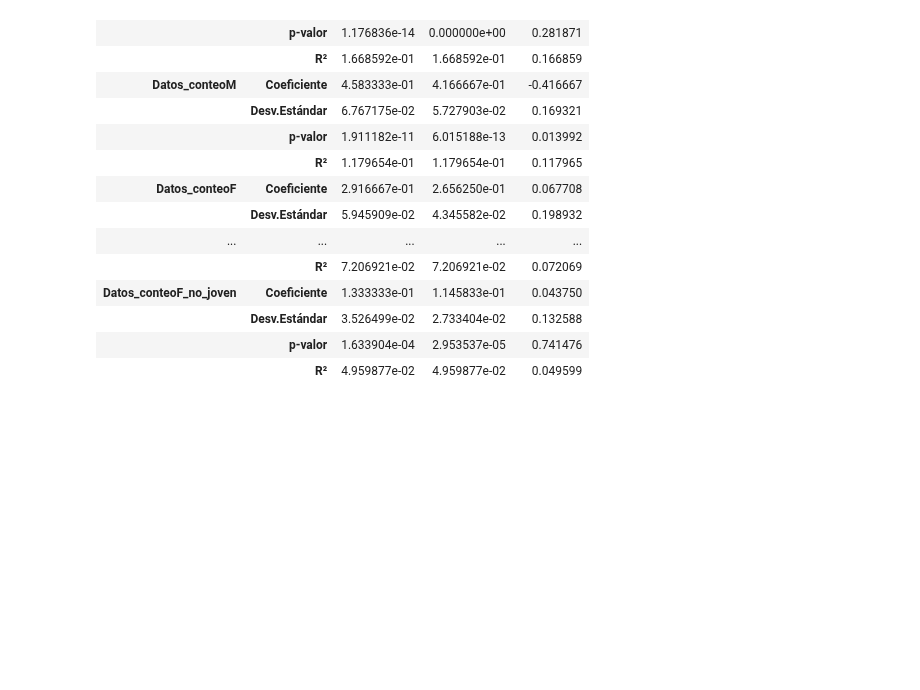
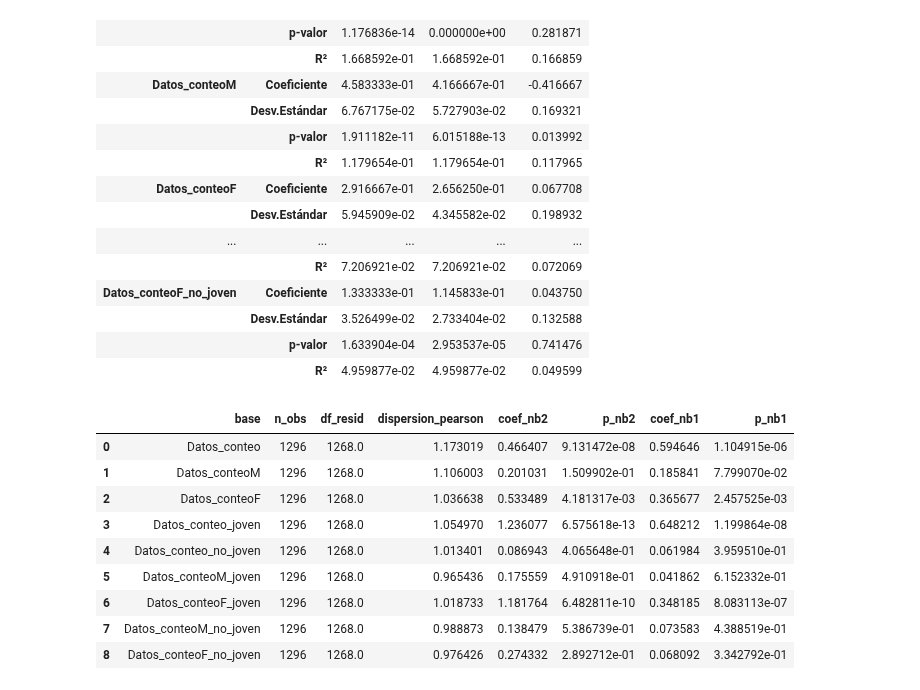
Before and after one commit to Felbanol/Proyecto-Metro, a Jupyter notebook: Codigo Metro Python.ipynb, the cells around one changed output. Saved outputs shown, nothing was run; the diff lists cells and outputs as text; code cells hidden in the pictures; blank space fills up the shorter version.

```diff
--- a/Codigo Metro Python.ipynb
+++ b/Codigo Metro Python.ipynb
@@ -484,13 +544,11 @@ def agregar_variables(df):
         "2020-2", "2020-3", "2020-4",
         "2021-1", "2021-2", "2021-3", "2021-4",
         "2022-1", "2022-2", "2022-3", "2022-4",
-        "2023-1", "2023-2", "2023-3", "2023-4",
-        "2024-1", "2024-2", "2024-3", "2024-4"
+        "2023-1", "2023-2", "2023-3", "2023-4"
     ]
     periodos_2022 = [
         "2022-1", "2022-2", "2022-3", "2022-4",
-        "2023-1", "2023-2", "2023-3", "2023-4",
-        "2024-1", "2024-2", "2024-3", "2024-4"
+        "2023-1", "2023-2", "2023-3", "2023-4"
     ]
     df = df.copy()
     df["Treat"] = df["ESTACION"].isin(estaciones_tratadas).astype(int)
@@ -720,0 +728,86 @@ def correr_zip_zinb(df, nombre, formula_vars=["Treat","Time2022","TimeT2022"]):
+# %%
+
+
+def correr_poisson_y_ct_display(bases_dict, fe_unit="ESTACION", time_col="AñoT_fecha"):
+    resumen_filas = []
+
+    for nombre, df in bases_dict.items():
+        df = df.copy()
+
+        if 'conteo' not in df.columns:
+            print(f"Omitiendo {nombre}: no tiene columna 'conteo'.")
+            continue
+
+        # --- Variables dependiente e independientes ---
+        y = pd.to_numeric(df['conteo'], errors='coerce')
+        X = df.loc[:, [c for c in ['Treat','TTime2020','TimeT2020'] if c in df.columns]].copy()
+        X = X.apply(pd.to_numeric, errors='coerce')
+        X = add_constant(X, has_constant='add')
+
+        # --- Efectos fijos por unidad ---
+        if fe_unit in df.columns:
+            dummies = pd.get_dummies(df[fe_unit].astype(str), prefix=fe_unit, drop_first=True)
+            dummies = dummies.astype(float)
+            X_fe = pd.concat([X, dummies], axis=1)
+        else:
+            X_fe = X
+
+        # --- Asegurar tipo numérico en todo X ---
+        X_fe = X_fe.apply(pd.to_numeric, errors='coerce')
+        X_fe = X_fe.fillna(0)
+
+        # --- Ajustar modelo Poisson ---
+        try:
+            model = sm.GLM(y, X_fe, family=sm.families.Poisson())
+            res = model.fit(disp=0, maxiter=200)
+        except Exception as e:
+            print(f"Error en {nombre}: {e}")
+            continue
+
+        # --- Dispersión de Pearson ---
+        mu = res.fittedvalues
+        pearson_chi2 = np.sum(((y - mu)**2) / (mu + 1e-20))
+        df_resid = max(1, res.df_resid)
+        dispersion_pearson = pearson_chi2 / df_resid
+
+        # --- Cameron–Trivedi NB2 ---
+        z = (y - mu)**2 - y
+        X_nb2 = add_constant(pd.DataFrame({'mu2': mu**2}))
+        aux_nb2 = sm.OLS(z, X_nb2).fit()
+        coef_nb2 = aux_nb2.params.get('mu2', np.nan)
+        p_nb2 = aux_nb2.pvalues.get('mu2', np.nan)
+
+        # --- Cameron–Trivedi NB1 ---
+        X_nb1 = add_constant(pd.DataFrame({'mu': mu}))
+        aux_nb1 = sm.OLS(z, X_nb1).fit()
+        coef_nb1 = aux_nb1.params.get('mu', np.nan)
+        p_nb1 = aux_nb1.pvalues.get('mu', np.nan)
+
+        resumen_filas.append({
+            'base': nombre,
+            'n_obs': int(res.nobs),
+            'df_resid': float(df_resid),
+            'dispersion_pearson': float(dispersion_pearson),
+            'coef_nb2': float(coef_nb2),
+            'p_nb2': float(p_nb2),
+            'coef_nb1': float(coef_nb1),
+            'p_nb1': float(p_nb1),
+        })
+
+    resumen_df = pd.DataFrame(resumen_filas)
+    display(resumen_df)
+    return resumen_df
+
+# Ejecutar
+resumen_resultados = correr_poisson_y_ct_display(bases)
+# %% [output]
+|  | base | n_obs | df_resid | dispersion_pearson | coef_nb2 | p_nb2 | coef_nb1 | p_nb1 |
+| 0 | Datos_conteo | 1296 | 1268.0 | 1.173019 | 0.466407 | 9.131472e-08 | 0.594646 | 1.104915e-06 |
+| 1 | Datos_conteoM | 1296 | 1268.0 | 1.106003 | 0.201031 | 1.509902e-01 | 0.185841 | 7.799070e-02 |
+| 2 | Datos_conteoF | 1296 | 1268.0 | 1.036638 | 0.533489 | 4.181317e-03 | 0.365677 | 2.457525e-03 |
+| 3 | Datos_conteo_joven | 1296 | 1268.0 | 1.054970 | 1.236077 | 6.575618e-13 | 0.648212 | 1.199864e-08 |
+| 4 | Datos_conteo_no_joven | 1296 | 1268.0 | 1.013401 | 0.086943 | 4.065648e-01 | 0.061984 | 3.959510e-01 |
+| 5 | Datos_conteoM_joven | 1296 | 1268.0 | 0.965436 | 0.175559 | 4.910918e-01 | 0.041862 | 6.152332e-01 |
+| 6 | Datos_conteoF_joven | 1296 | 1268.0 | 1.018733 | 1.181764 | 6.482811e-10 | 0.348185 | 8.083113e-07 |
+| 7 | Datos_conteoM_no_joven | 1296 | 1268.0 | 0.988873 | 0.138479 | 5.386739e-01 | 0.073583 | 4.388519e-01 |
+| 8 | Datos_conteoF_no_joven | 1296 | 1268.0 | 0.976426 | 0.274332 | 2.892712e-01 | 0.068092 | 3.342792e-01 |
```
Also changed, not shown: parts of 6 cells of this notebook, 1 other file.
